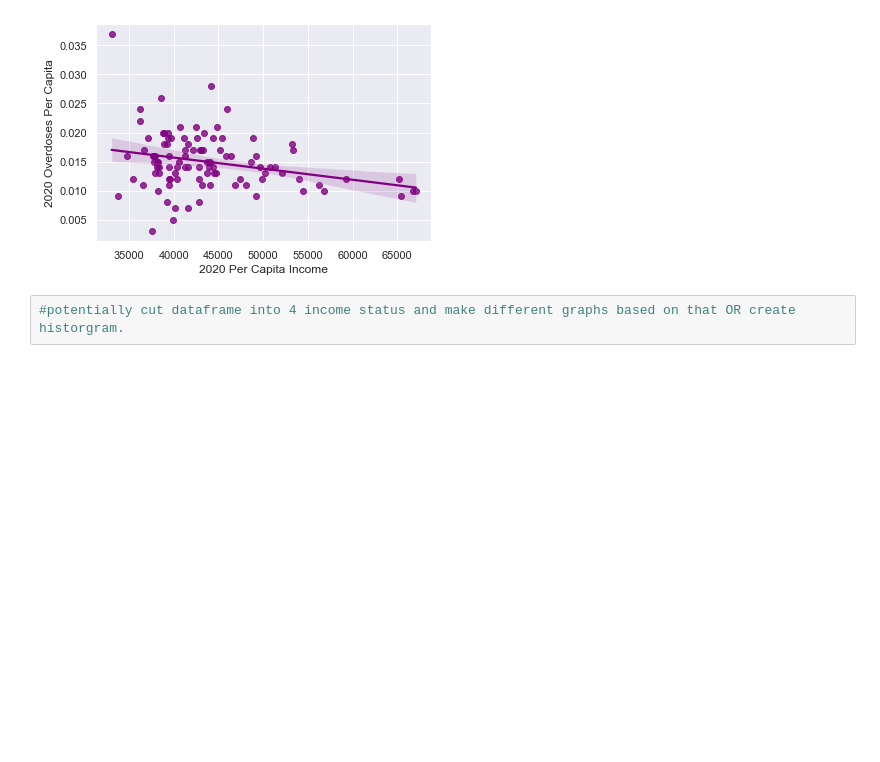
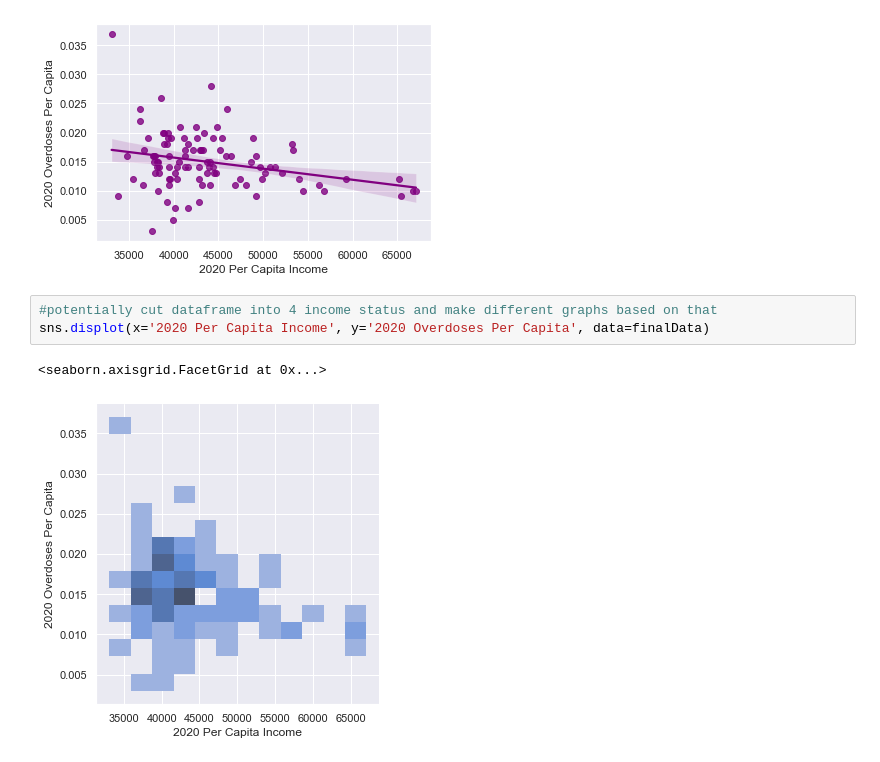
Before and after one commit to ecruz99/income-vs-od-NC, a Jupyter notebook: Project.ipynb, the cells around one changed output. Drawn from its saved outputs; the diff is of its cells as text; blank space fills up the shorter version.

```diff
--- a/Project.ipynb
+++ b/Project.ipynb
@@ -169,4 +169,8 @@ sns.regplot(x='2020 Per Capita Income', y="2020 Overdoses Per Capita", data=fina
 <AxesSubplot:xlabel='2020 Per Capita Income', ylabel='2020 Overdoses Per Capita'>
 [figure]
 # %%
-#potentially cut dataframe into 4 income status and make different graphs based on that OR create historgram.
+#potentially cut dataframe into 4 income status and make different graphs based on that
+sns.displot(x='2020 Per Capita Income', y='2020 Overdoses Per Capita', data=finalData)
+# %% [output]
+<seaborn.axisgrid.FacetGrid at 0x...>
+[figure, added]
```
